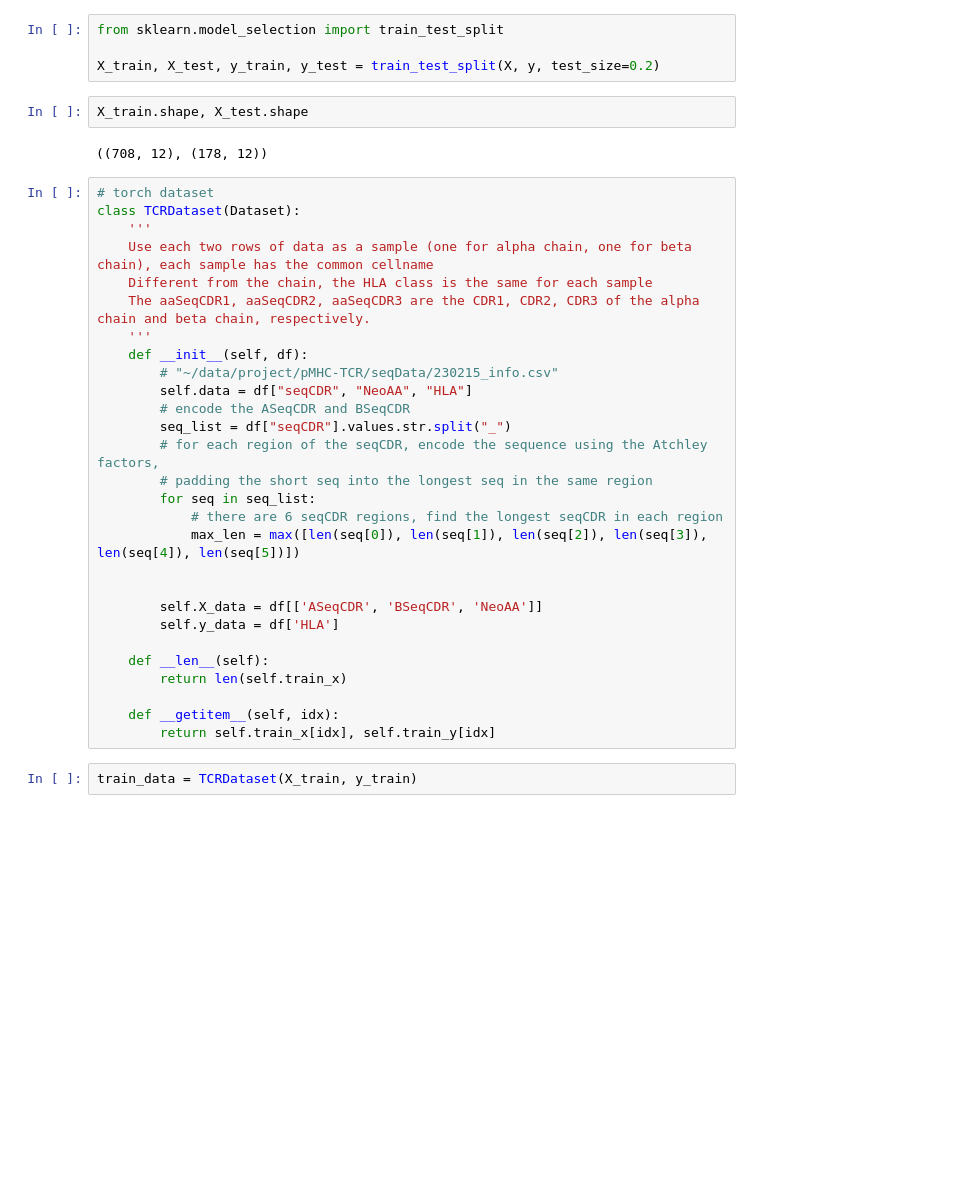
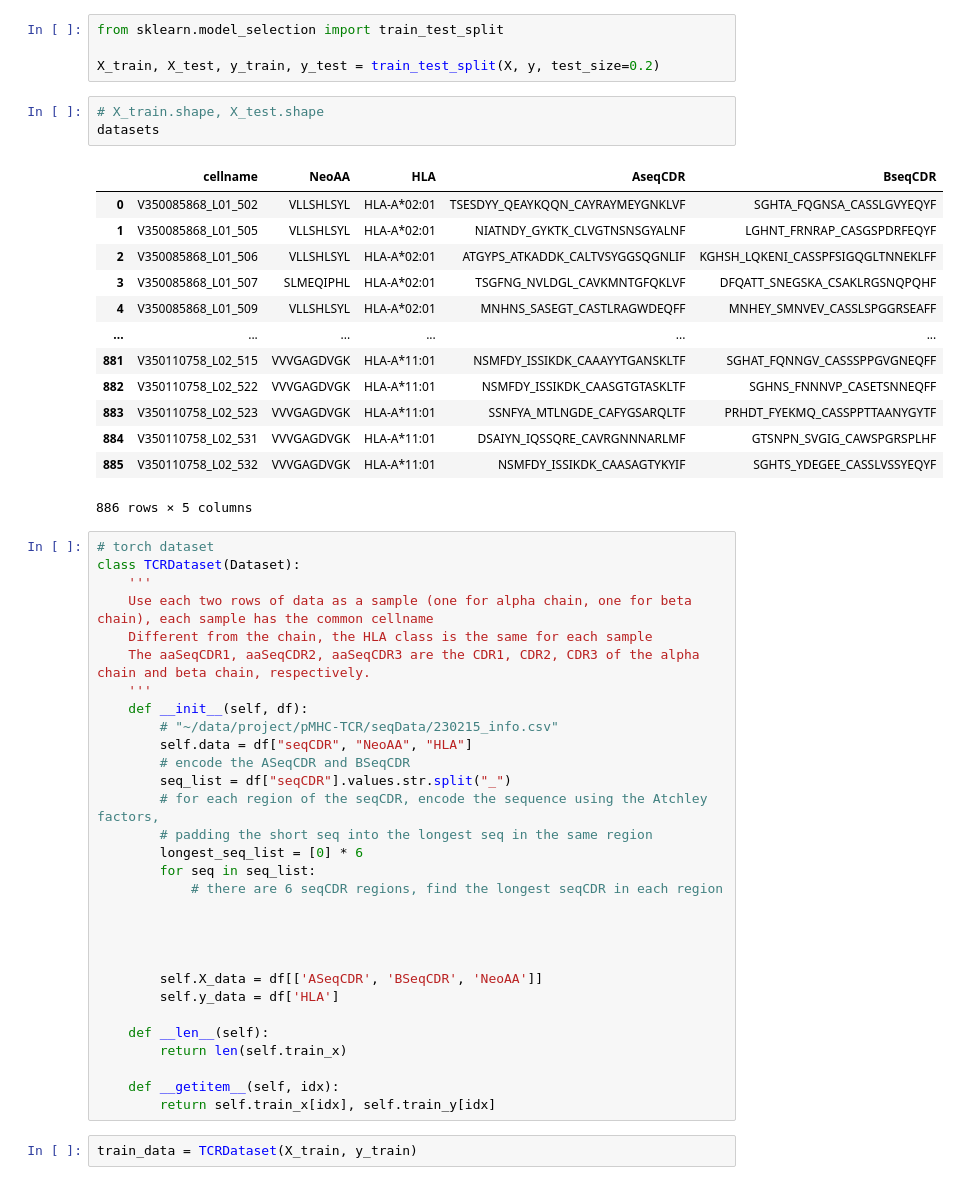
Before and after one commit to cb11711211/pMHC-TCR-binding-prediction, a Jupyter notebook: prediction_model/ann_model_test.ipynb, the cells around one changed output. Cells and saved outputs as stored; diff of their text form; blank space fills up the shorter version.

Commit message:
continue impore torch datasets

```diff
--- a/prediction_model/ann_model_test.ipynb
+++ b/prediction_model/ann_model_test.ipynb
@@ -303,9 +303,22 @@ from sklearn.model_selection import train_test_split
 
 X_train, X_test, y_train, y_test = train_test_split(X, y, test_size=0.2)
 # %%
-X_train.shape, X_test.shape
+# X_train.shape, X_test.shape
+datasets
 # %% [output]
+|  | cellname | NeoAA | HLA | AseqCDR | BseqCDR |
+| 0 | V350085868_L01_502 | VLLSHLSYL | HLA-A*02:01 | TSESDYY_QEAYKQQN_CAYRAYMEYGNKLVF | SGHTA_FQGNSA_CASSLGVYEQYF |
+| 1 | V350085868_L01_505 | VLLSHLSYL | HLA-A*02:01 | NIATNDY_GYKTK_CLVGTNSNSGYALNF | LGHNT_FRNRAP_CASGSPDRFEQYF |
+| 2 | V350085868_L01_506 | VLLSHLSYL | HLA-A*02:01 | ATGYPS_ATKADDK_CALTVSYGGSQGNLIF | KGHSH_LQKENI_CASSPFSIGQGLTNNEKLFF |
+| 3 | V350085868_L01_507 | SLMEQIPHL | HLA-A*02:01 | TSGFNG_NVLDGL_CAVKMNTGFQKLVF | DFQATT_SNEGSKA_CSAKLRGSNQPQHF |
+| 4 | V350085868_L01_509 | VLLSHLSYL | HLA-A*02:01 | MNHNS_SASEGT_CASTLRAGWDEQFF | MNHEY_SMNVEV_CASSLSPGGRSEAFF |
+| ... | ... | ... | ... | ... | ... |
+| 881 | V350110758_L02_515 | VVVGAGDVGK | HLA-A*11:01 | NSMFDY_ISSIKDK_CAAAYYTGANSKLTF | SGHAT_FQNNGV_CASSSPPGVGNEQFF |
+| 882 | V350110758_L02_522 | VVVGAGDVGK | HLA-A*11:01 | NSMFDY_ISSIKDK_CAASGTGTASKLTF | SGHNS_FNNNVP_CASETSNNEQFF |
+| 883 | V350110758_L02_523 | VVVGAGDVGK | HLA-A*11:01 | SSNFYA_MTLNGDE_CAFYGSARQLTF | PRHDT_FYEKMQ_CASSPPTTAANYGYTF |
+| 884 | V350110758_L02_531 | VVVGAGDVGK | HLA-A*11:01 | DSAIYN_IQSSQRE_CAVRGNNNARLMF | GTSNPN_SVGIG_CAWSPGRSPLHF |
+| 885 | V350110758_L02_532 | VVVGAGDVGK | HLA-A*11:01 | NSMFDY_ISSIKDK_CAASAGTYKYIF | SGHTS_YDEGEE_CASSLVSSYEQYF |
-((708, 12), (178, 12))
+886 rows × 5 columns
 # %%
 # torch dataset
 class TCRDataset(Dataset):
@@ -321,9 +334,11 @@ class TCRDataset(Dataset):
         seq_list = df["seqCDR"].values.str.split("_")
         # for each region of the seqCDR, encode the sequence using the Atchley factors,
         # padding the short seq into the longest seq in the same region
+        longest_seq_list = [0] * 6
         for seq in seq_list:
             # there are 6 seqCDR regions, find the longest seqCDR in each region
-            max_len = max([len(seq[0]), len(seq[1]), len(seq[2]), len(seq[3]), len(seq[4]), len(seq[5])])
+
+
 
 
         self.X_data = df[['ASeqCDR', 'BSeqCDR', 'NeoAA']]
```
